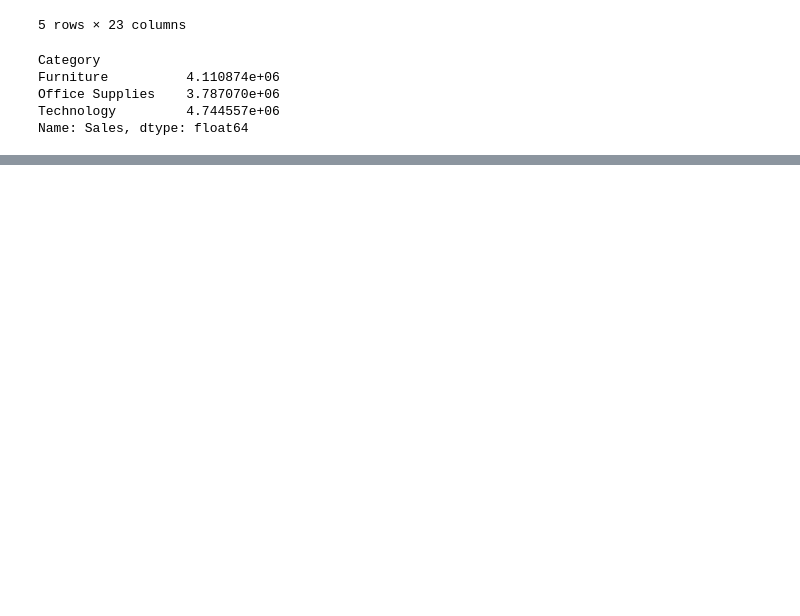
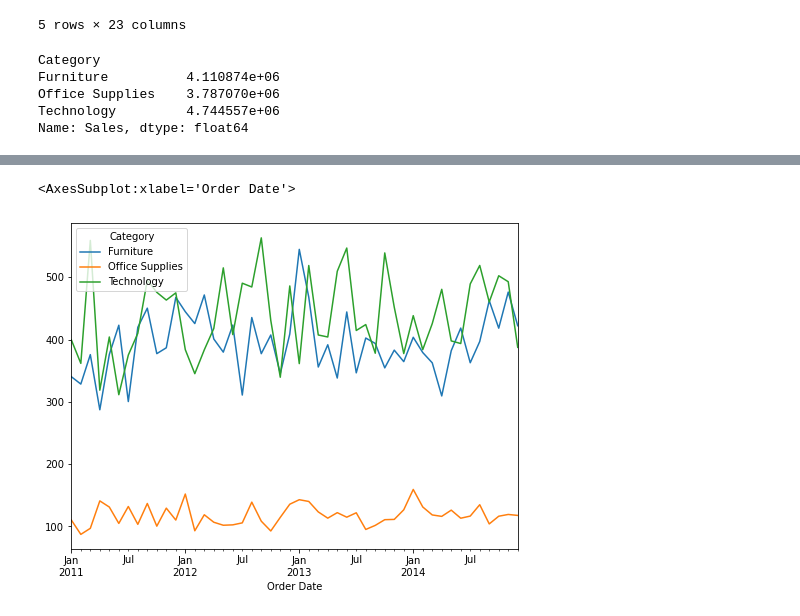
Before and after one commit to pat-earl/csc223-examples, a Jupyter notebook: Notebooks/Pandas Examples/Global Superstore - 010.ipynb, the cells around one changed output, grey strips where cells are left out. Drawn from its saved outputs; the diff is of its cells as text; code cells hidden in the pictures; blank space fills up the shorter version.

```diff
--- a/Notebooks/Pandas Examples/Global Superstore - 010.ipynb
+++ b/Notebooks/Pandas Examples/Global Superstore - 010.ipynb
@@ -193,0 +214,2 @@ Name: Sales, dtype: float64
+# %%
+orders_by_category = orders.pivot_table(index='Order Date', values='Sales', columns='Category', fill_value=0.0)
@@ -193,0 +254,5 @@ Name: Sales, dtype: float64
+# %%
+orders_by_category.resample('M').mean().plot(figsize=(8, 6))
+# %% [output]
+<AxesSubplot:xlabel='Order Date'>
+[figure, added]
```
Also changed, not shown: parts of 8 cells of this notebook, 6 other files.
